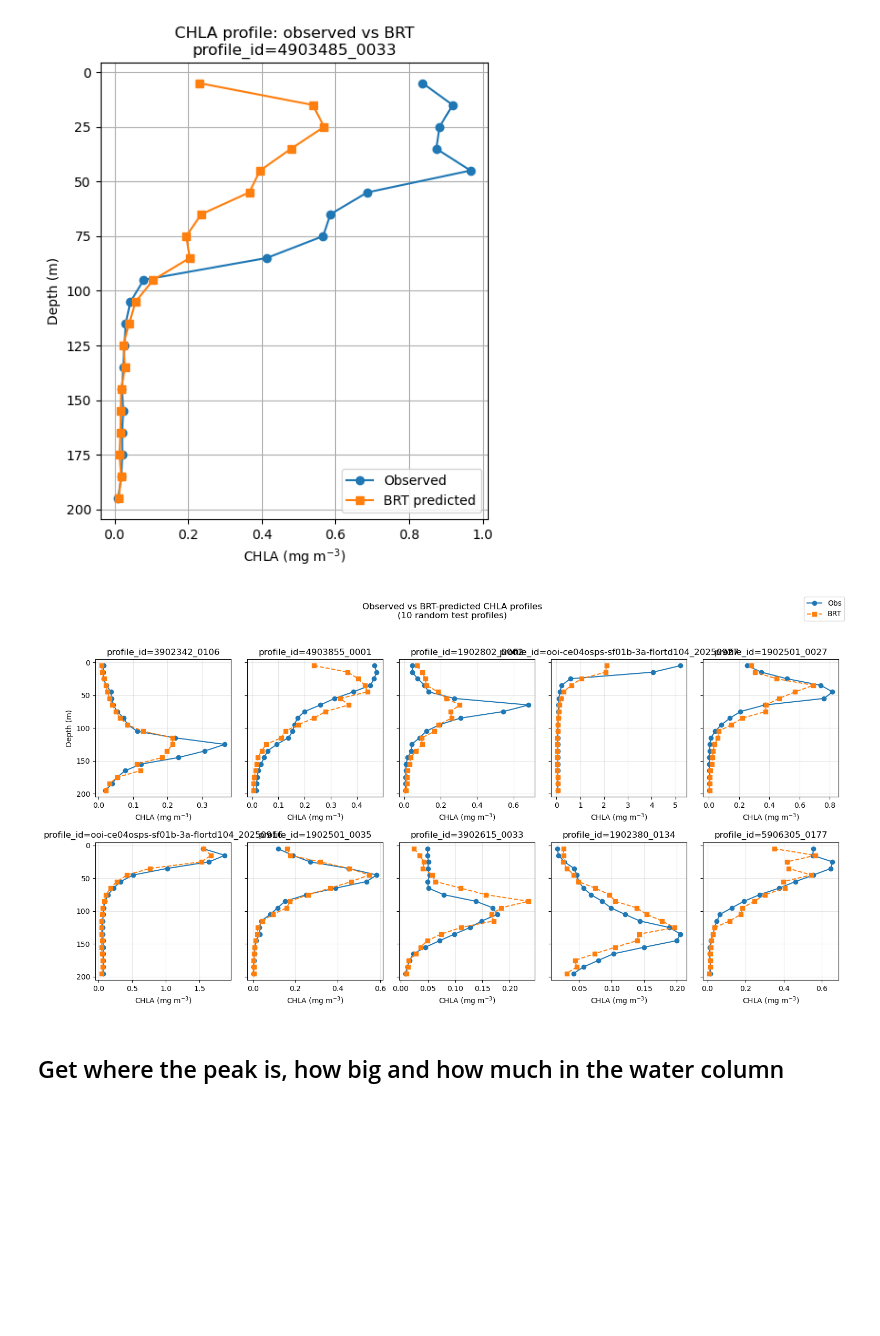
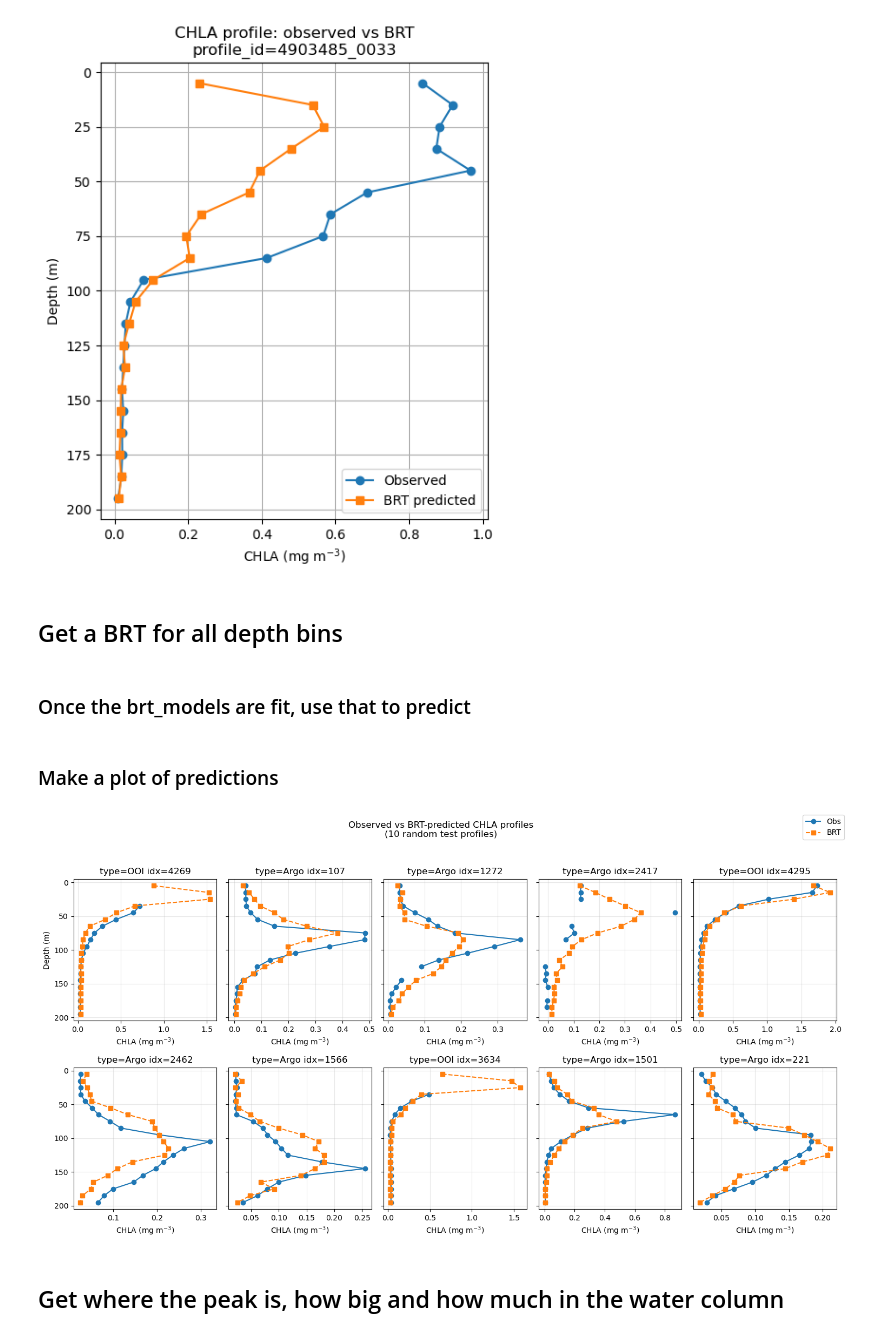
Before and after one commit to fish-pace/chla-z, a Jupyter notebook: BRT_OOI_CHLA.ipynb, the cells around one changed output. Drawn from its saved outputs; the diff is of its cells as text; code cells hidden in the pictures; blank space fills up the shorter version.

```diff
--- a/BRT_OOI_CHLA.ipynb
+++ b/BRT_OOI_CHLA.ipynb
@@ -242,7 +242,7 @@ X_train, X_test, y_train, y_test = train_test_split(
     X,
     y,
     test_size=0.2,
-#    random_state=42,
+    random_state=42,
 )
 # %% [markdown]
 ## Fit a BRT
@@ -636,0 +687,29 @@ chl_ds["log10_chla"] = np.log10(chl_ds["chlor_a"])
+# %%
+%%time
+## How long does a global prediciton take
+
+R = rrs_ds["Rrs"]
+R = R.transpose("lat", "lon", "wavelength")
+feature_cols = list(X_train.columns)
+nlat = R.sizes["lat"]
+chunks = []
+lat_coord = R["lat"]
+chunk_size_lat = 100
+
+for start in range(0, nlat, chunk_size_lat):
+    stop = min(start + chunk_size_lat, nlat)
+    R_chunk = R.isel(lat=slice(start, stop))
+
+    # your existing BRT helper, but allow consts and any helpers
+    pred_chunk = make_prediction(
+        R_chunk,
+        brt_model=brt_model,
+        feature_cols=feature_cols,
+        solar_const=0, type_const=1,
+    )
+
+    chunks.append(pred_chunk)
+
+# concat along lat
+pred_da = xr.concat(chunks, dim="lat")
+pred_da = pred_da.assign_coords(lat=lat_coord)
@@ -902,6 +1003,8 @@ plt.tight_layout()
 plt.show()
 # %% [output]
 [figure]
+# %% [markdown]
+## Get a BRT for all depth bins
 # %%
 import numpy as np
 from sklearn.model_selection import train_test_split
@@ -974,6 +1077,8 @@ for c in chl_cols:
     a, b = parse_depth_bin(c)
     depth_centers.append((a + b) / 2)
     brt_models[c] = fit_brt_bin_for_train_rows(c, dataset, train_idx, extras=extra)
+# %% [markdown]
+### Once the brt_models are fit, use that to predict
 # %%
 def predict_profile_for_row(row, brt_models, chl_cols, depth_centers, extras=["solar_hour"]):
     """
@@ -991,6 +1096,8 @@ def predict_profile_for_row(row, brt_models, chl_cols, depth_centers, extras=["s
     preds_log10 = np.array(preds_log10)
     preds = 10 ** preds_log10  # back to mg m-3
     return preds
+# %% [markdown]
+### Make a plot of predictions
 # %%
 import matplotlib.pyplot as plt
 import numpy as np
@@ -1000,7 +1107,7 @@ n_profiles = 10
 # 1. Filter test_idx to those with >= 3 non-NaN CHLA bins
 valid_idx = [
     i for i in test_idx
-    if dataset.loc[i, chl_cols].count() >= 20
+    if dataset.loc[i, chl_cols].count() >= 10
 #    if dataset.loc[i, chl_cols].count() >= 5 and dataset.loc[i, chl_cols].max() >= 1
 #    if dataset.loc[i, chl_cols].count() >= 5 and dataset.loc[i, "CHLA_10_20"].max() >= 2
 ]
@@ -1026,36 +1133,41 @@ for ax, idx in zip(axes, sample_idx):
 
     ax.plot(obs_profile, depth_centers, marker="o", label="Obs", linestyle="-")
     ax.plot(pred_profile, depth_centers, marker="s", label="BRT", linestyle="--")
 
     ax.set_xlabel("CHLA (mg m$^{-3}$)")
     ax.grid(True, alpha=0.3)
 
-    prof_id = row.get("profile_id", idx)
-    ax.set_title(f"profile_id={prof_id}")
+    prof_id = row.get("type", idx)
+    if prof_id == 0:
+        prof_id = "Argo"
+    else:
+        prof_id = "OOI"
+    ax.set_title(f"type={prof_id} idx={idx}")
 
 # turn off any unused axes
 for ax in axes[n_profiles:]:
     ax.axis("off")
 
 # Depth axis settings: 0–200 with a little padding
 min_depth = 0
 max_depth = 200
 pad = 5  # meters
 
 for ax in axes:
     # limits WITH padding, then invert so 0 is at top
     ax.set_ylim(min_depth - pad, max_depth + pad)
     ax.invert_yaxis()
     ax.set_yticks([0, 50, 100, 150, 200])
 
 axes[0].set_ylabel("Depth (m)")
 handles, labels = axes[0].get_legend_handles_labels()
 fig.legend(handles, labels, loc="upper right")
 fig.suptitle("Observed vs BRT-predicted CHLA profiles\n(10 random test profiles)", y=0.98)
 plt.tight_layout(rect=[0, 0, 1, 0.95])
+#plt.savefig("figures/pred_vs_obs_profiles.jpg", dpi=70, bbox_inches="tight")
 plt.show()
 # %% [output]
-[figure, old version]
+[figure, new version]
 # %% [markdown]
 ## Get where the peak is, how big and how much in the water column
 # %%
```
Also changed, not shown: parts of 19 cells of this notebook, 3 other files.
